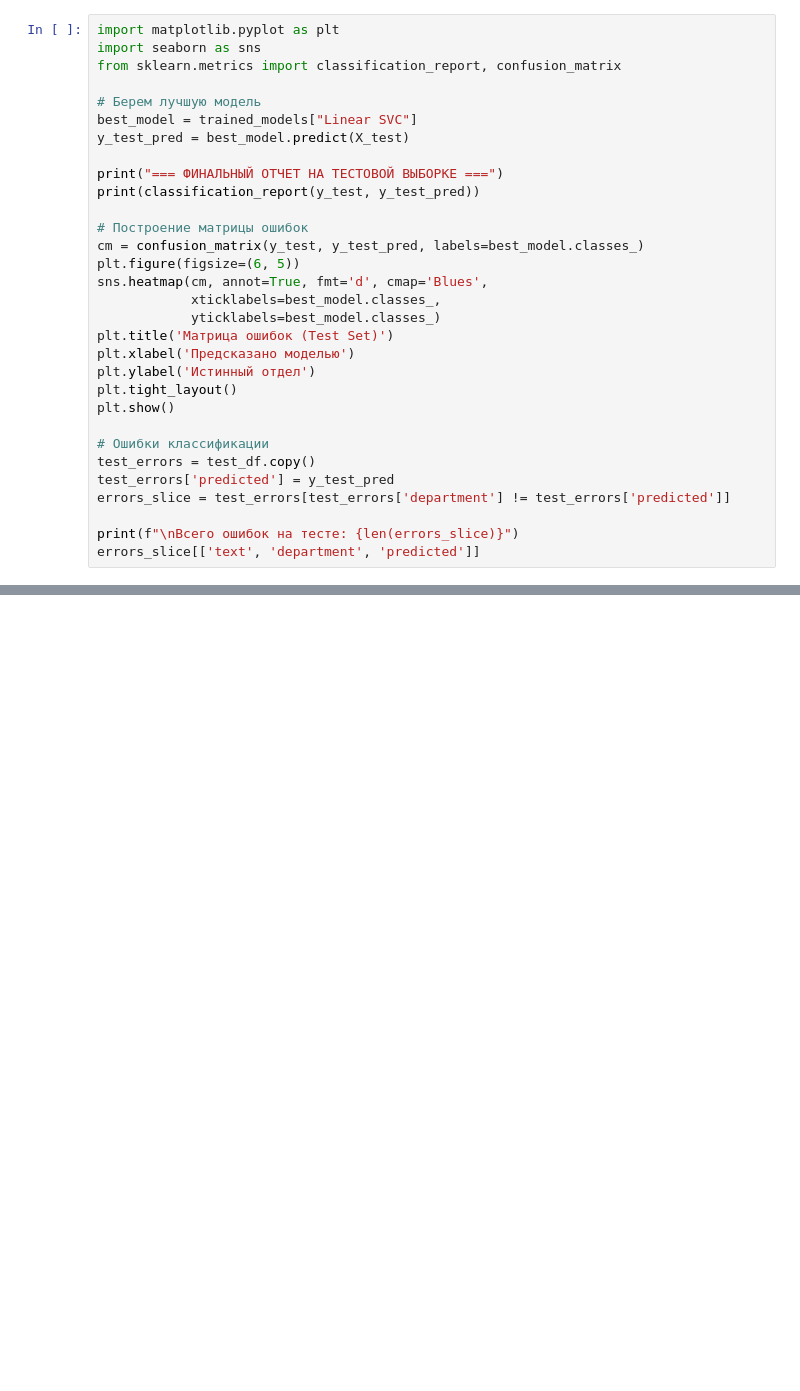
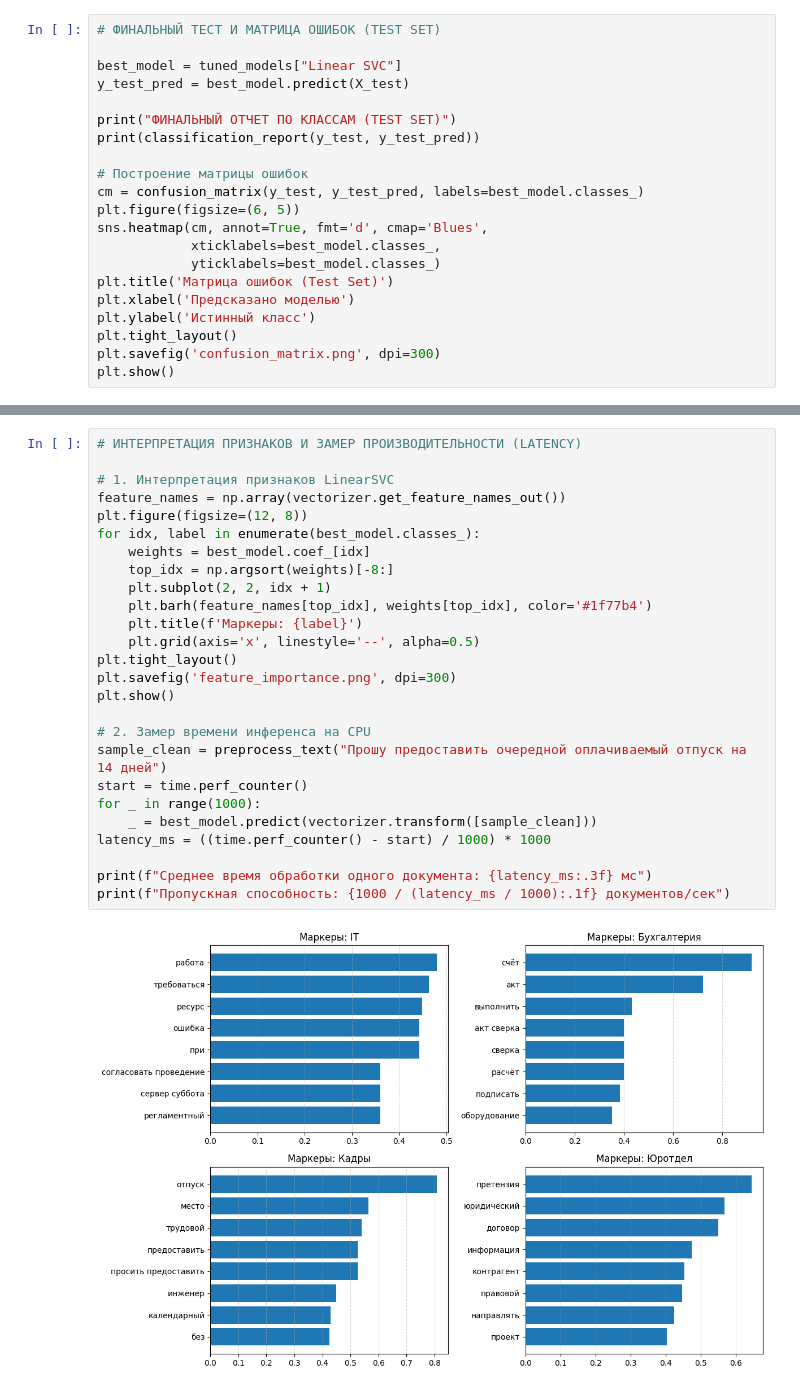
Before and after one commit to ilovemadfenmobile18-lab/doc-classification-ml, a Jupyter notebook: notebooks/01_eda_and_preprocessing.ipynb, the cells around one changed output, grey strips where cells are left out. Saved outputs shown, nothing was run; the diff lists cells and outputs as text; blank space fills up the shorter version.

Commit message:
refactor: build end-to-end ML pipeline with grid search, interpretability and latency benchmark

```diff
--- a/notebooks/01_eda_and_preprocessing.ipynb
+++ b/notebooks/01_eda_and_preprocessing.ipynb
@@ -163,13 +187,10 @@ metrics_df
 # %%
-import matplotlib.pyplot as plt
-import seaborn as sns
-from sklearn.metrics import classification_report, confusion_matrix
+# ФИНАЛЬНЫЙ ТЕСТ И МАТРИЦА ОШИБОК (TEST SET)
 
-# Берем лучшую модель
-best_model = trained_models["Linear SVC"]
+best_model = tuned_models["Linear SVC"]
 y_test_pred = best_model.predict(X_test)
 
-print("=== ФИНАЛЬНЫЙ ОТЧЕТ НА ТЕСТОВОЙ ВЫБОРКЕ ===")
+print("ФИНАЛЬНЫЙ ОТЧЕТ ПО КЛАССАМ (TEST SET)")
 print(classification_report(y_test, y_test_pred))
 
 # Построение матрицы ошибок
@@ -180,15 +201,8 @@ sns.heatmap(cm, annot=True, fmt='d', cmap='Blues',
             yticklabels=best_model.classes_)
 plt.title('Матрица ошибок (Test Set)')
 plt.xlabel('Предсказано моделью')
-plt.ylabel('Истинный отдел')
+plt.ylabel('Истинный класс')
 plt.tight_layout()
+plt.savefig('confusion_matrix.png', dpi=300)
 plt.show()
-
-# Ошибки классификации
-test_errors = test_df.copy()
-test_errors['predicted'] = y_test_pred
-errors_slice = test_errors[test_errors['department'] != test_errors['predicted']]
-
-print(f"\nВсего ошибок на тесте: {len(errors_slice)}")
-errors_slice[['text', 'department', 'predicted']]
 # %% [output]
@@ -210,0 +264,28 @@ weighted avg       0.92      0.89      0.88        18
+# %%
+# ИНТЕРПРЕТАЦИЯ ПРИЗНАКОВ И ЗАМЕР ПРОИЗВОДИТЕЛЬНОСТИ (LATENCY)
+
+# 1. Интерпретация признаков LinearSVC
+feature_names = np.array(vectorizer.get_feature_names_out())
+plt.figure(figsize=(12, 8))
+for idx, label in enumerate(best_model.classes_):
+    weights = best_model.coef_[idx]
+    top_idx = np.argsort(weights)[-8:]
+    plt.subplot(2, 2, idx + 1)
+    plt.barh(feature_names[top_idx], weights[top_idx], color='#1f77b4')
+    plt.title(f'Маркеры: {label}')
+    plt.grid(axis='x', linestyle='--', alpha=0.5)
+plt.tight_layout()
+plt.savefig('feature_importance.png', dpi=300)
+plt.show()
+
+# 2. Замер времени инференса на CPU
+sample_clean = preprocess_text("Прошу предоставить очередной оплачиваемый отпуск на 14 дней")
+start = time.perf_counter()
+for _ in range(1000):
+    _ = best_model.predict(vectorizer.transform([sample_clean]))
+latency_ms = ((time.perf_counter() - start) / 1000) * 1000
+
+print(f"Среднее время обработки одного документа: {latency_ms:.3f} мс")
+print(f"Пропускная способность: {1000 / (latency_ms / 1000):.1f} документов/сек")
+# %% [output]
+[figure, added]
```
Also changed, not shown: parts of 14 cells of this notebook.
